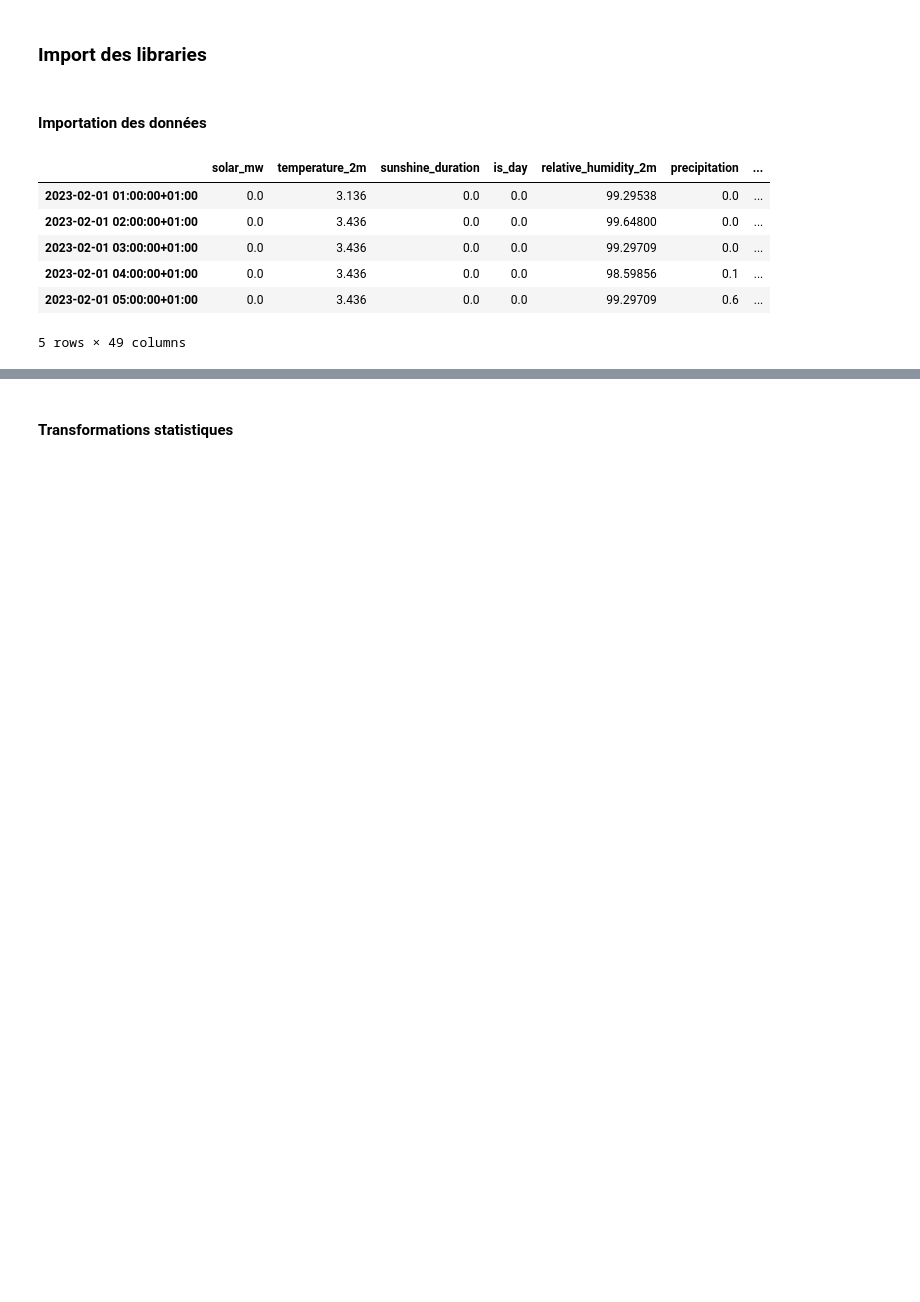
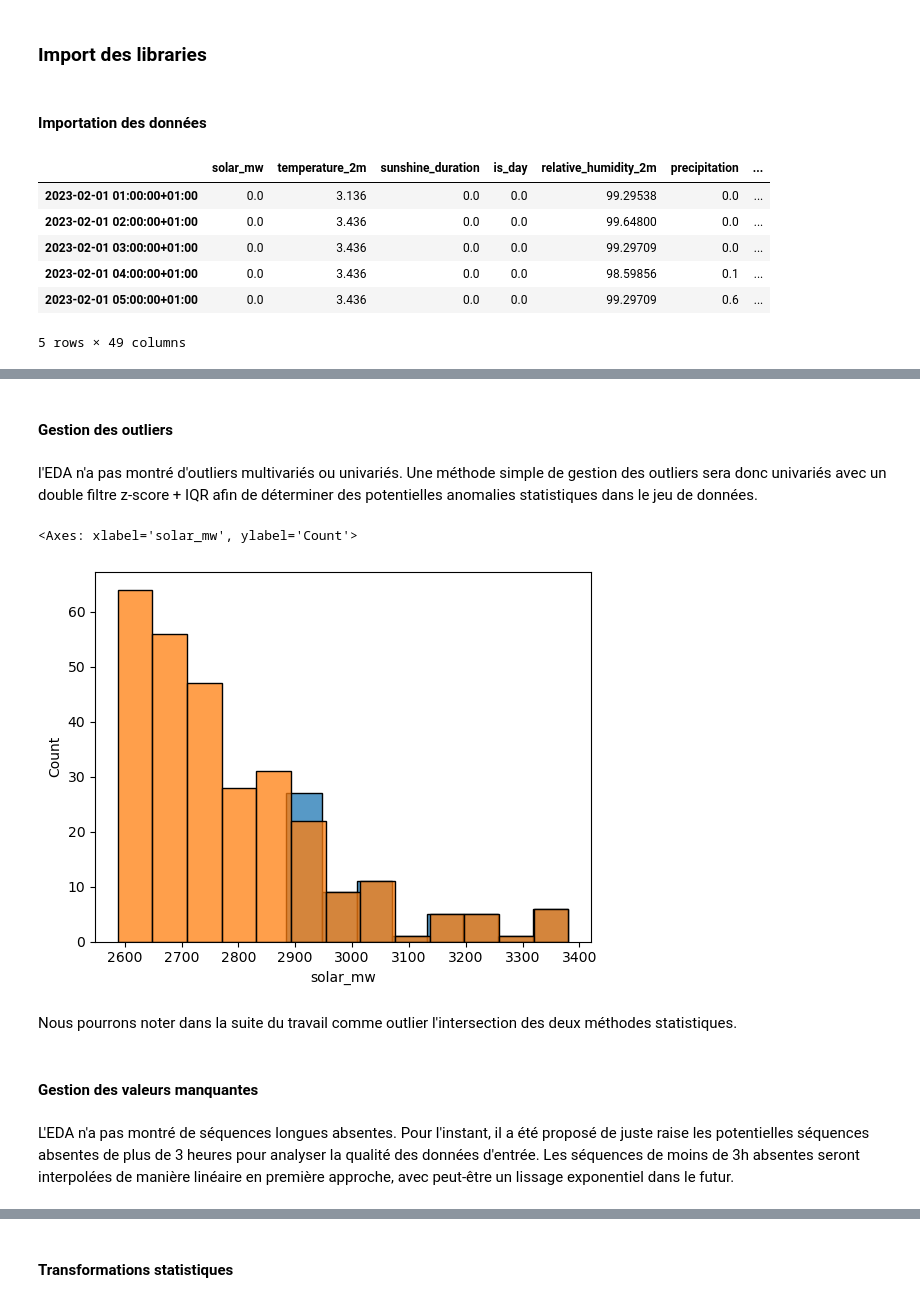
Before and after one commit to Simonsns/solar_prediction, a Jupyter notebook: notebooks/02_feature_engineering.ipynb, the cells around one changed output, grey strips where cells are left out. Saved outputs shown, nothing was run; the diff lists cells and outputs as text; code cells hidden in the pictures; blank space fills up the shorter version.

Commit message:
feat: update feature_engineering
update outlier method detection and missing_values

```diff
--- a/notebooks/02_feature_engineering.ipynb
+++ b/notebooks/02_feature_engineering.ipynb
@@ -66,7 +67,7 @@ os.chdir(project_root)
 #### Importation des données
 # %%
 def import_data(path: str) -> pd.DataFrame :
-    """Prends en entrée un link (path),  et retourne un dataset indexé temporellement,
+    """Prends en entrée un link (path),  et retourne un dataset indexé temporellement
     Args:
         path (str): link vers les données d'entrainement
         run_filter (str): numéro du run central
@@ -79,6 +80,7 @@ def import_data(path: str) -> pd.DataFrame :
     # Préparation du dataset post api
     df = df.rename(columns={"Solaire (MW)": "solar_mw"})
     df.index = pd.to_datetime(df.index, utc=True).tz_convert("Europe/Paris")
+    df = df.resample('h').mean()
 
     return df
 # %%
@@ -107,0 +106,39 @@ TODO
+# %% [markdown]
+#### Gestion des outliers
+# %% [markdown]
+l'EDA n'a pas montré d'outliers multivariés ou univariés. Une méthode simple de gestion des outliers sera donc univariés avec un double filtre z-score + IQR afin de déterminer des potentielles anomalies statistiques dans le jeu de données.
+# %%
+def iqr_range_filter(ts_series: pd.Series):
+    """Retourne un filtre booléen des potentiels outliers de la série temporelle ts_series"""
+
+    f_q = ts_series.quantile(0.25)
+    t_q = ts_series.quantile(0.75)
+    iqr = t_q - f_q
+
+    ts_iqr_filter = (ts_series <= f_q-1.5*iqr) | (ts_series >= t_q+1.5*iqr)
+
+    return ts_iqr_filter
+# %%
+def z_score_filter(ts_series: pd.Series):
+    """Retourne un filtre booléen des potentiels outliers de la série temporelle ts_series"""
+
+    z_score = (ts_series-ts_series.mean())/ts_series.std()
+
+    ts_z_filter = (np.abs(z_score) > 3)
+
+    return ts_z_filter
+# %%
+iqr_filter = iqr_range_filter(df["solar_mw"])
+oz_score = z_score_filter(df["solar_mw"])
+# %%
+sns.histplot(df["solar_mw"][oz_score])
+sns.histplot(df["solar_mw"][iqr_filter])
+# %% [output]
+<Axes: xlabel='solar_mw', ylabel='Count'>
+[figure, added]
+# %% [markdown]
+Nous pourrons noter dans la suite du travail comme outlier l'intersection des deux méthodes statistiques.
+# %% [markdown]
+#### Gestion des valeurs manquantes
+# %% [markdown]
+L'EDA n'a pas montré de séquences longues absentes. Pour l'instant, il a été proposé de juste raise les potentielles séquences absentes de plus de 3 heures pour analyser la qualité des données d'entrée. Les séquences de moins de 3h absentes seront interpolées de manière linéaire en première approche, avec peut-être un lissage exponentiel dans le futur.
```
Also changed, not shown: parts of 9 cells of this notebook.
